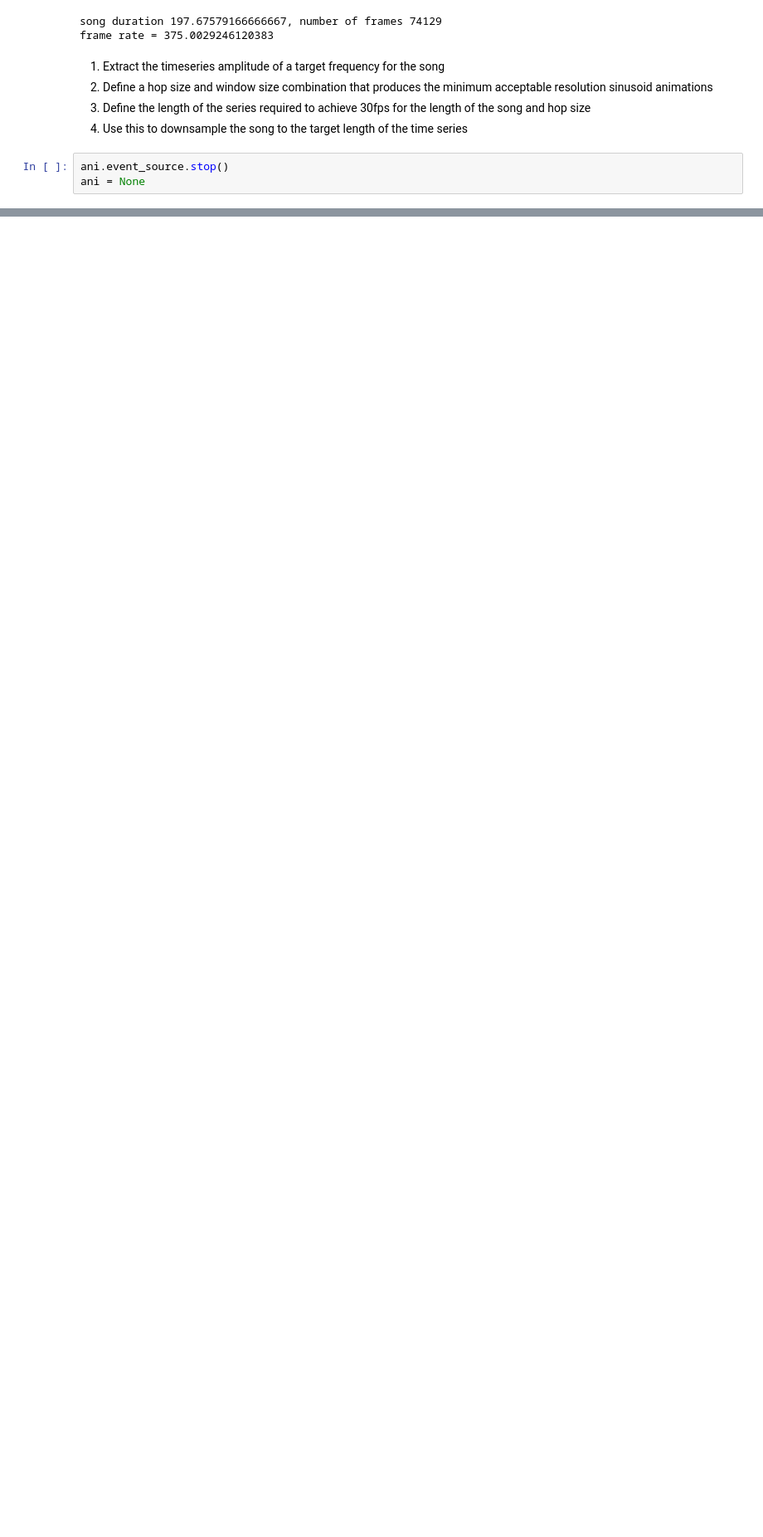
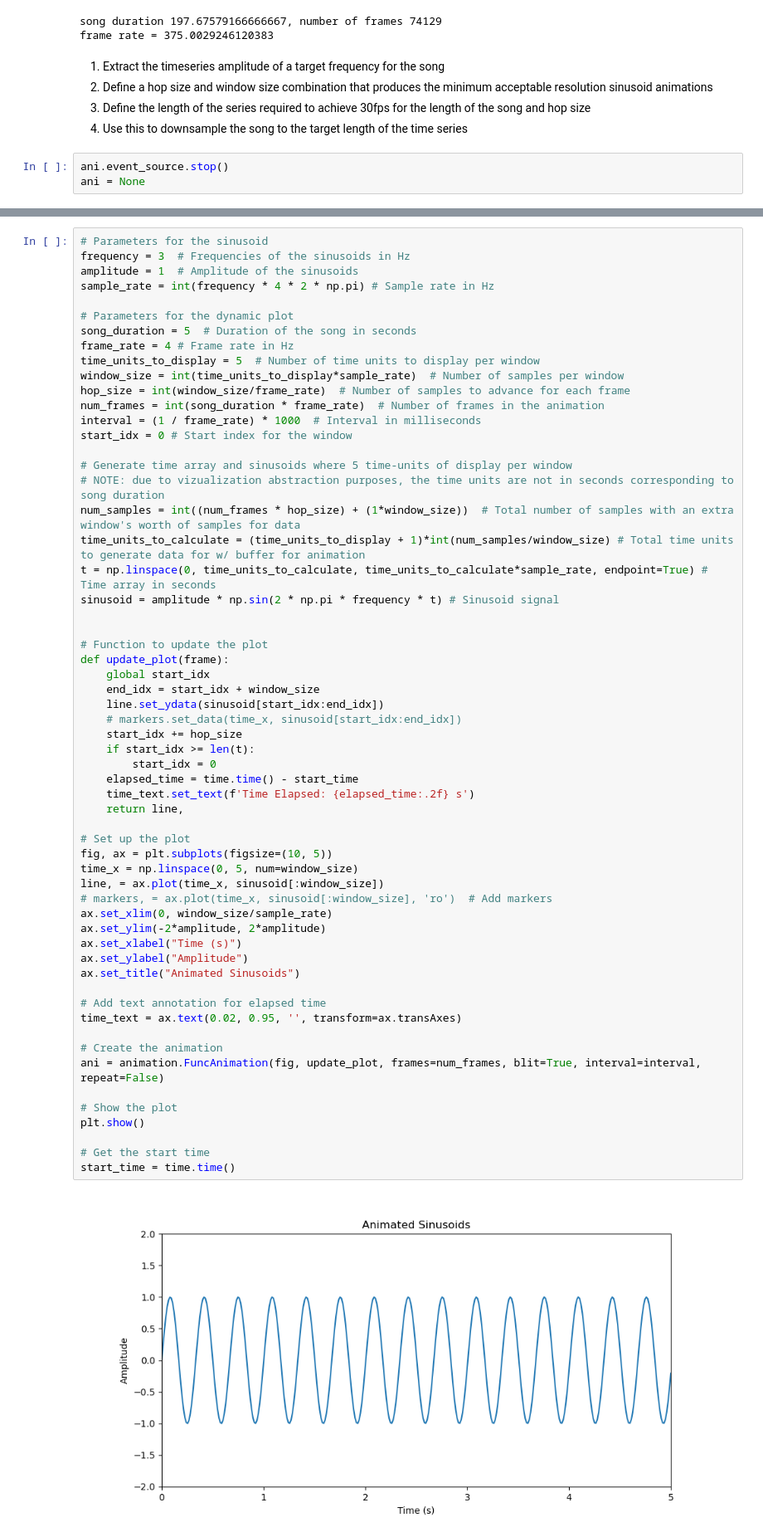
Before and after one commit to ralfreuvers/Andata, a Jupyter notebook: notebooks/rene_sandbox.ipynb, the cells around one changed output, grey strips where cells are left out. Shown at 83% size. Drawn from its saved outputs; the diff is of its cells as text; blank space fills up the shorter version.

Commit message:
visualization progress rene sandbox

```diff
--- a/notebooks/rene_sandbox.ipynb
+++ b/notebooks/rene_sandbox.ipynb
@@ -280,0 +217,61 @@ ValueError: shape mismatch: objects cannot be broadcast to a single shape.  Mism
+# %%
+# Parameters for the sinusoid
+frequency = 3  # Frequencies of the sinusoids in Hz
+amplitude = 1  # Amplitude of the sinusoids
+sample_rate = int(frequency * 4 * 2 * np.pi) # Sample rate in Hz
+
+# Parameters for the dynamic plot
+song_duration = 5  # Duration of the song in seconds
+frame_rate = 4 # Frame rate in Hz
+time_units_to_display = 5  # Number of time units to display per window
+window_size = int(time_units_to_display*sample_rate)  # Number of samples per window
+hop_size = int(window_size/frame_rate)  # Number of samples to advance for each frame
+num_frames = int(song_duration * frame_rate)  # Number of frames in the animation
+interval = (1 / frame_rate) * 1000  # Interval in milliseconds
+start_idx = 0 # Start index for the window
+
+# Generate time array and sinusoids where 5 time-units of display per window
+# NOTE: due to vizualization abstraction purposes, the time units are not in seconds corresponding to song duration
+num_samples = int((num_frames * hop_size) + (1*window_size))  # Total number of samples with an extra window's worth of samples for data
+time_units_to_calculate = (time_units_to_display + 1)*int(num_samples/window_size) # Total time units to generate data for w/ buffer for animation
+t = np.linspace(0, time_units_to_calculate, time_units_to_calculate*sample_rate, endpoint=True) # Time array in seconds
+sinusoid = amplitude * np.sin(2 * np.pi * frequency * t) # Sinusoid signal
+
+
+# Function to update the plot
+def update_plot(frame):
+    global start_idx
+    end_idx = start_idx + window_size
+    line.set_ydata(sinusoid[start_idx:end_idx])
+    # markers.set_data(time_x, sinusoid[start_idx:end_idx])
+    start_idx += hop_size
+    if start_idx >= len(t):
+        start_idx = 0
+    elapsed_time = time.time() - start_time
+    time_text.set_text(f'Time Elapsed: {elapsed_time:.2f} s')
+    return line,
+
+# Set up the plot
+fig, ax = plt.subplots(figsize=(10, 5))
+time_x = np.linspace(0, 5, num=window_size)
+line, = ax.plot(time_x, sinusoid[:window_size])
+# markers, = ax.plot(time_x, sinusoid[:window_size], 'ro')  # Add markers
+ax.set_xlim(0, window_size/sample_rate)
+ax.set_ylim(-2*amplitude, 2*amplitude)
+ax.set_xlabel("Time (s)")
+ax.set_ylabel("Amplitude")
+ax.set_title("Animated Sinusoids")
+
+# Add text annotation for elapsed time
+time_text = ax.text(0.02, 0.95, '', transform=ax.transAxes)
+
+# Create the animation
+ani = animation.FuncAnimation(fig, update_plot, frames=num_frames, blit=True, interval=interval, repeat=False)
+
+# Show the plot
+plt.show()
+
+# Get the start time
+start_time = time.time()
+# %% [output]
+[figure, added]
```
Also changed, not shown: parts of 4 cells of this notebook.
